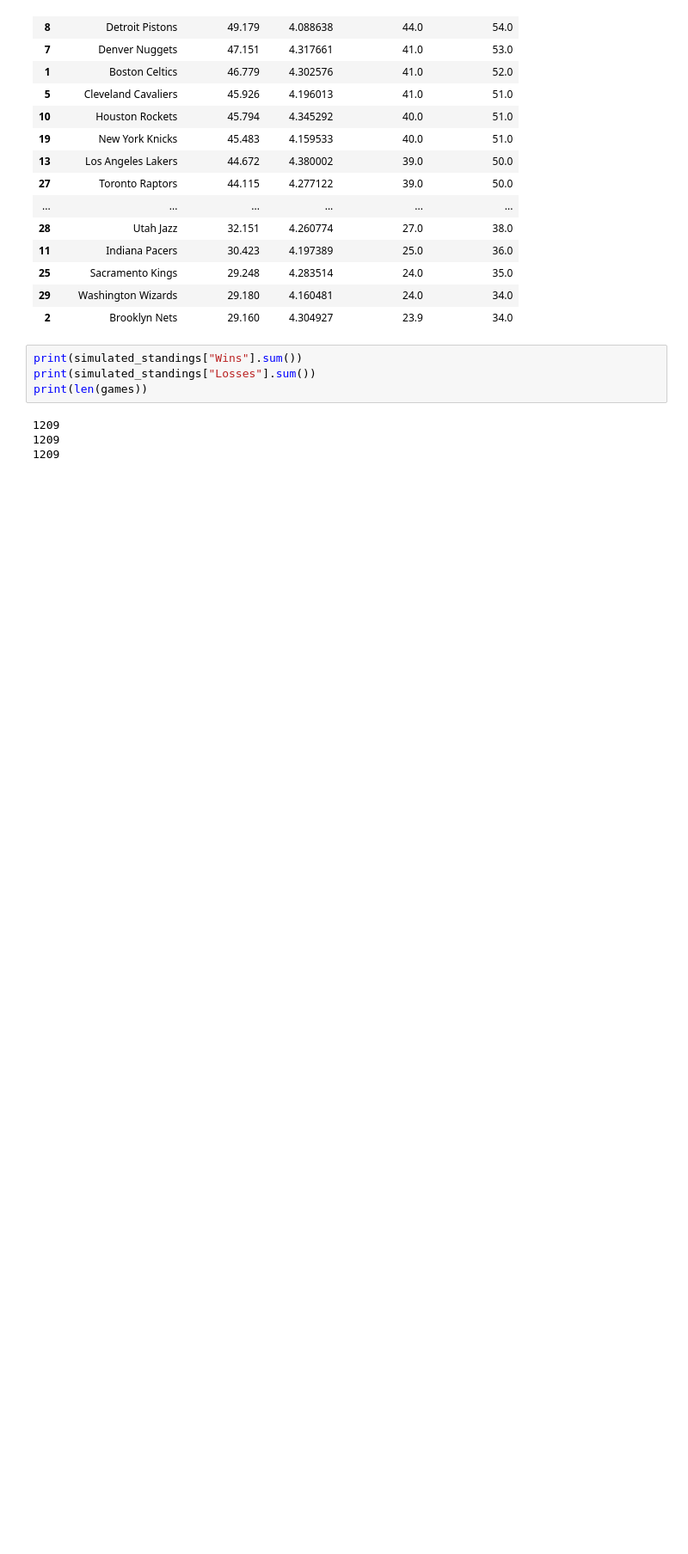
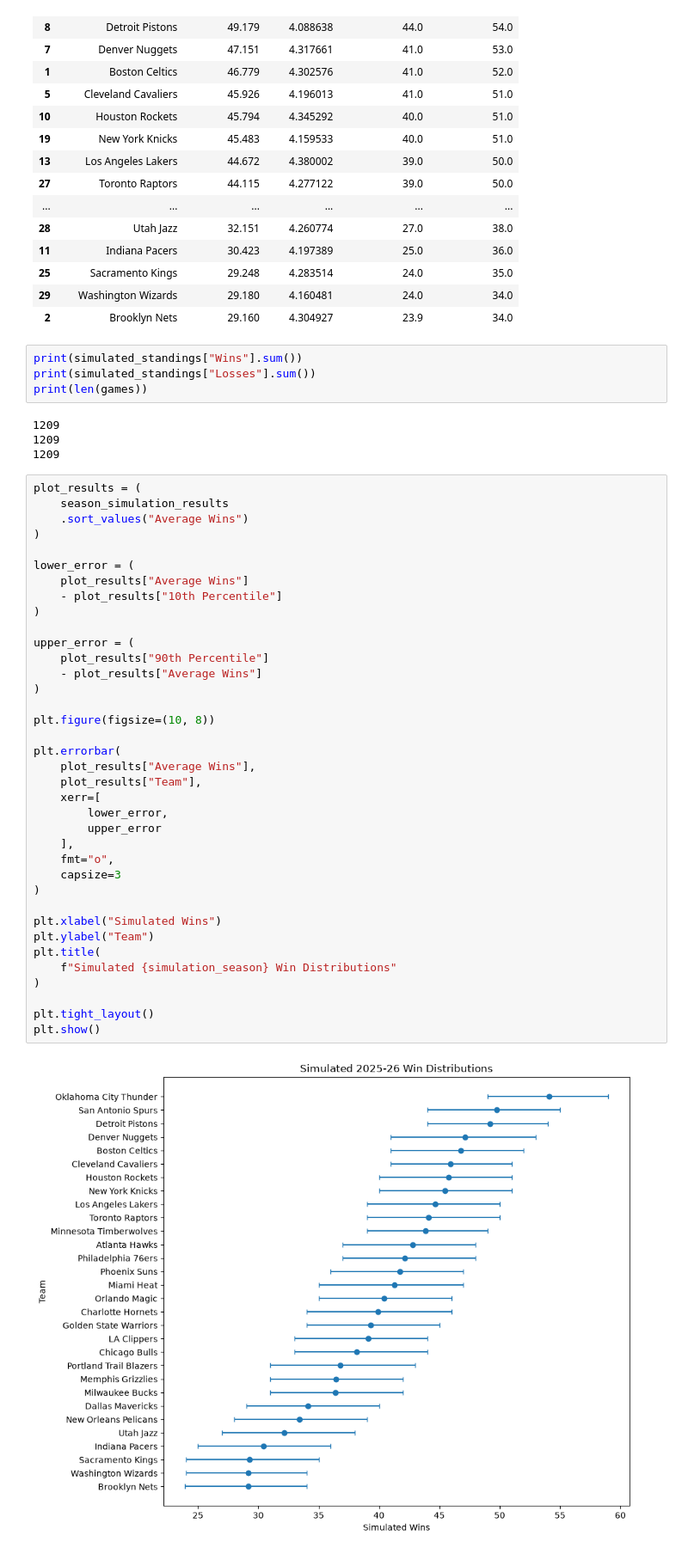
Before and after one commit to nam-doh/nba-prediction-engine, a Jupyter notebook: notebooks/05_game_simulation.ipynb, the cells around one changed output. Shown at 86% size. Saved outputs shown, nothing was run; the diff lists cells and outputs as text; blank space fills up the shorter version.

```diff
--- a/notebooks/05_game_simulation.ipynb
+++ b/notebooks/05_game_simulation.ipynb
@@ -1437,3 +1359,42 @@ print(len(games))
 1209
 1209
 1209
+# %%
+plot_results = (
+    season_simulation_results
+    .sort_values("Average Wins")
+)
+
+lower_error = (
+    plot_results["Average Wins"]
+    - plot_results["10th Percentile"]
+)
+
+upper_error = (
+    plot_results["90th Percentile"]
+    - plot_results["Average Wins"]
+)
+
+plt.figure(figsize=(10, 8))
+
+plt.errorbar(
+    plot_results["Average Wins"],
+    plot_results["Team"],
+    xerr=[
+        lower_error,
+        upper_error
+    ],
+    fmt="o",
+    capsize=3
+)
+
+plt.xlabel("Simulated Wins")
+plt.ylabel("Team")
+plt.title(
+    f"Simulated {simulation_season} Win Distributions"
+)
+
+plt.tight_layout()
+plt.show()
+# %% [output]
+[figure, added]
```
Also changed, not shown: parts of 19 cells of this notebook, 4 other files.
